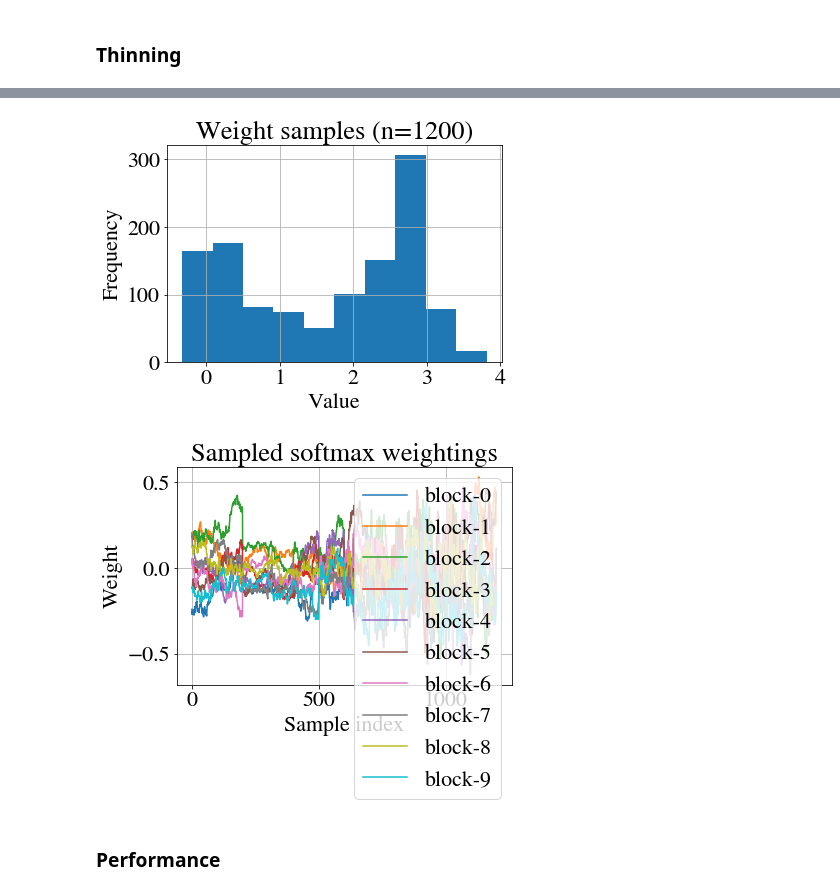
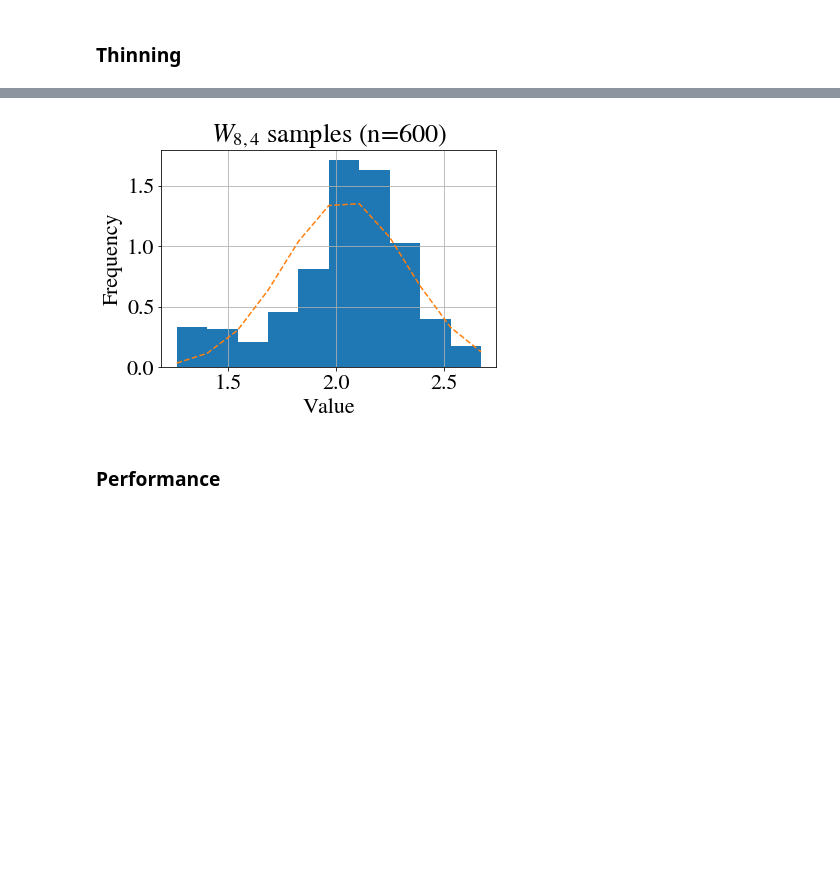
Before and after one commit to LozzaTray/Jormungandr-code, a Jupyter notebook: school-2.ipynb, the cells around one changed output, grey strips where cells are left out. Drawn from its saved outputs; the diff is of its cells as text; code cells hidden in the pictures; blank space fills up the shorter version.

```diff
--- a/school-2.ipynb
+++ b/school-2.ipynb
@@ -146,9 +147,8 @@ print(u_mean)
 # %%
-classifier.plot_sample_histogram()
-classifier.plot_sample_history()
+classifier.plot_sample_histogram(block_index=7, feat_index=3)
+#classifier.plot_sample_history()
 # %% [output]
-[figure, old version]
+[figure, new version]
-[figure, removed]
 # %% [markdown]
 ### Performance
 # %%
```
Also changed, not shown: parts of 16 cells of this notebook, 1 other file.
